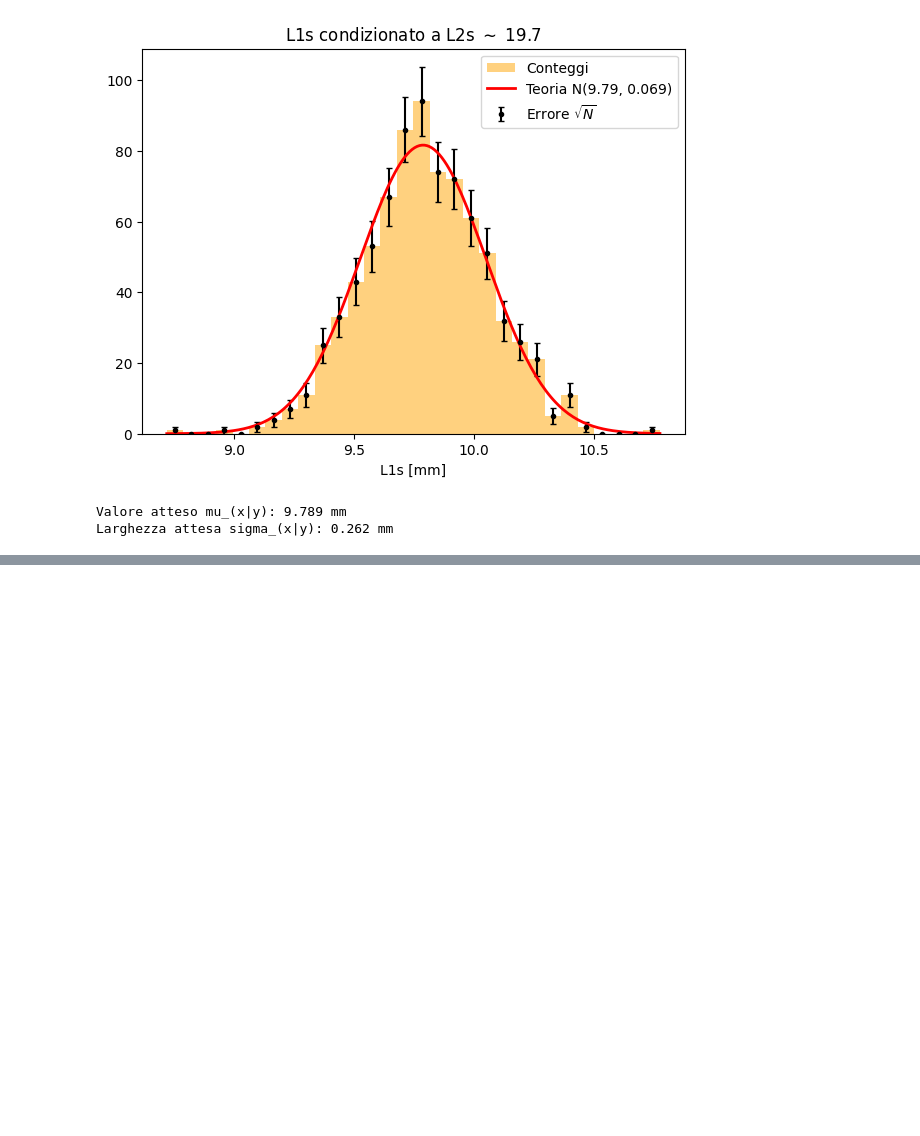
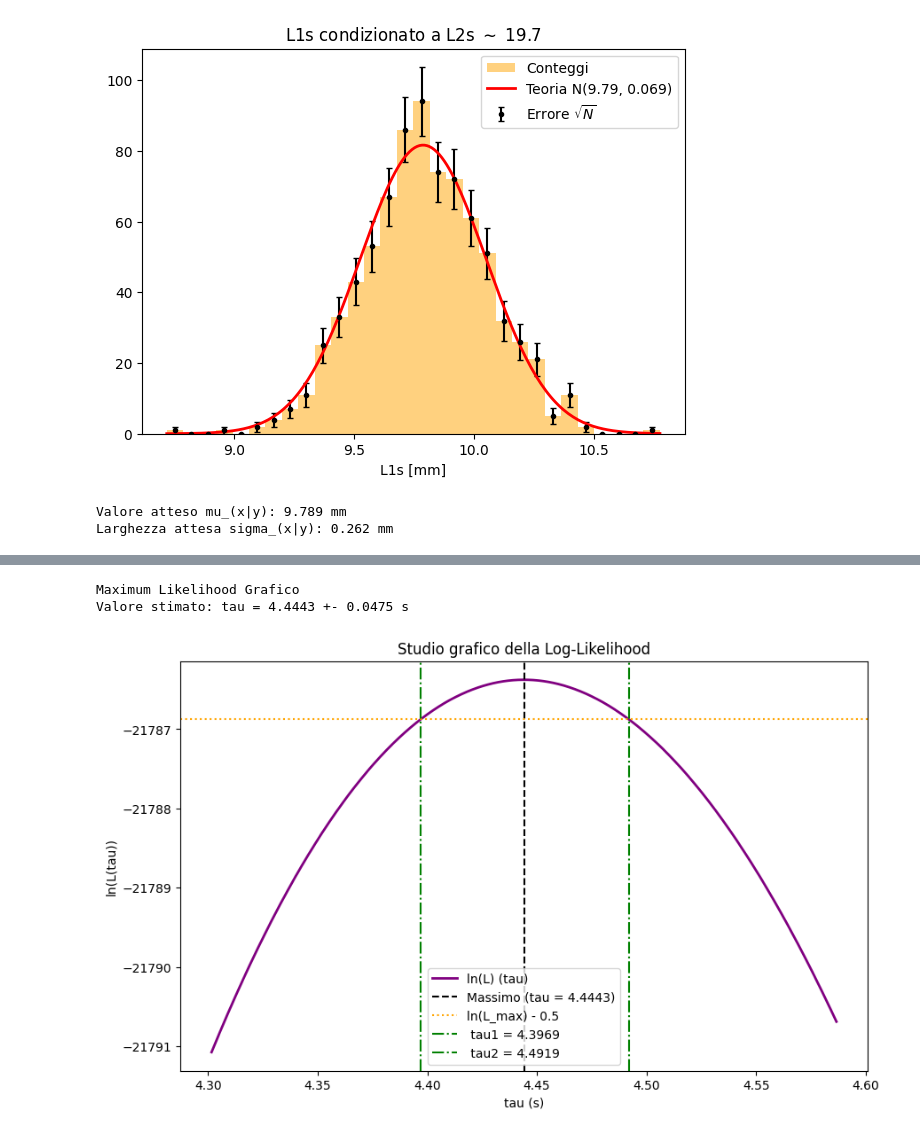
Before and after one commit to Its-mics/Statistica, a Jupyter notebook: laboratorio/Esercitazioni/File_Esercitazioni.ipynb, the cells around one changed output, grey strips where cells are left out. Saved outputs shown, nothing was run; the diff lists cells and outputs as text; code cells hidden in the pictures; blank space fills up the shorter version.

```diff
--- a/laboratorio/Esercitazioni/File_Esercitazioni.ipynb
+++ b/laboratorio/Esercitazioni/File_Esercitazioni.ipynb
@@ -633,0 +679,56 @@ Larghezza attesa sigma_(x|y): 0.262 mm
+# %%
+#vettore x di tau
+tau_vals = np.linspace(stima_tau - 3*sigma_tau, stima_tau + 3*sigma_tau, 1000)
+sum_t = np.sum(dati)
+
+#calcolo logarimo della likelihood
+lnL = -N * np.log(tau_vals) - sum_t / tau_vals
+
+
+#calcolo numerico del massimo
+lnL_max = -np.inf # metto -inf per essere sicuro che qualsiasi valore di lnL sarà maggiore
+tau_g = 0
+for i in range(len(tau_vals)):  #cerco il massimo scorrendo tutti i valori di tau
+    if lnL[i] > lnL_max:
+        lnL_max = lnL[i]
+        tau_g = tau_vals[i] # salvo il max e il tau (punto di ascissa) in cui si verifica
+
+
+
+#ricerca tau1 e tau2
+target = lnL_max - 0.5 # trovo lnL che è 0.5 unità sotto il max, che corrisponde a 1 sigma di incertezza
+tau1, tau2 = 0, 0
+min_diff1, min_diff2 = np.inf, np.inf # metto le differenze minime a infinito cosi ogni differenza è minore
+
+for i in range(len(tau_vals)): # scorro tutti i tau e confronto lnL con il target
+    diff = abs(lnL[i] - target)
+    if tau_vals[i] < tau_g:   # ramo sinistro
+        if diff < min_diff1:
+            min_diff1 = diff
+            tau1 = tau_vals[i]
+    else:                     # ramo destro
+        if diff < min_diff2:
+            min_diff2 = diff
+            tau2 = tau_vals[i]
+
+sigma_g = (tau2 - tau1) / 2 # l'incertezza è metà della distanza tra tau1 e tau2
+
+print("Maximum Likelihood Grafico")
+print(f"Valore stimato: tau = {tau_g:.4f} +- {sigma_g:.4f} s\n")
+
+# grafico
+plt.plot(tau_vals, lnL, color='purple', lw=2, label='ln(L) (tau)')
+plt.axvline(x=tau_g, color='black', linestyle='--', label=f'Massimo (tau = {tau_g:.4f})')
+plt.axhline(y=target, color='orange', linestyle=':', label='ln(L_max) - 0.5')
+plt.axvline(x=tau1, color='green', linestyle='-.', label=f' tau1 = {tau1:.4f}')
+plt.axvline(x=tau2, color='green', linestyle='-.', label=f' tau2 = {tau2:.4f}')
+
+plt.title("Studio grafico della Log-Likelihood")
+plt.xlabel("tau (s)")
+plt.ylabel("ln(L(tau))")
+plt.legend()
+plt.show()
+# %% [output]
+Maximum Likelihood Grafico
+Valore stimato: tau = 4.4443 +- 0.0475 s
+[figure, added]
```
Also changed, not shown: parts of 9 cells of this notebook, 1 other file.
